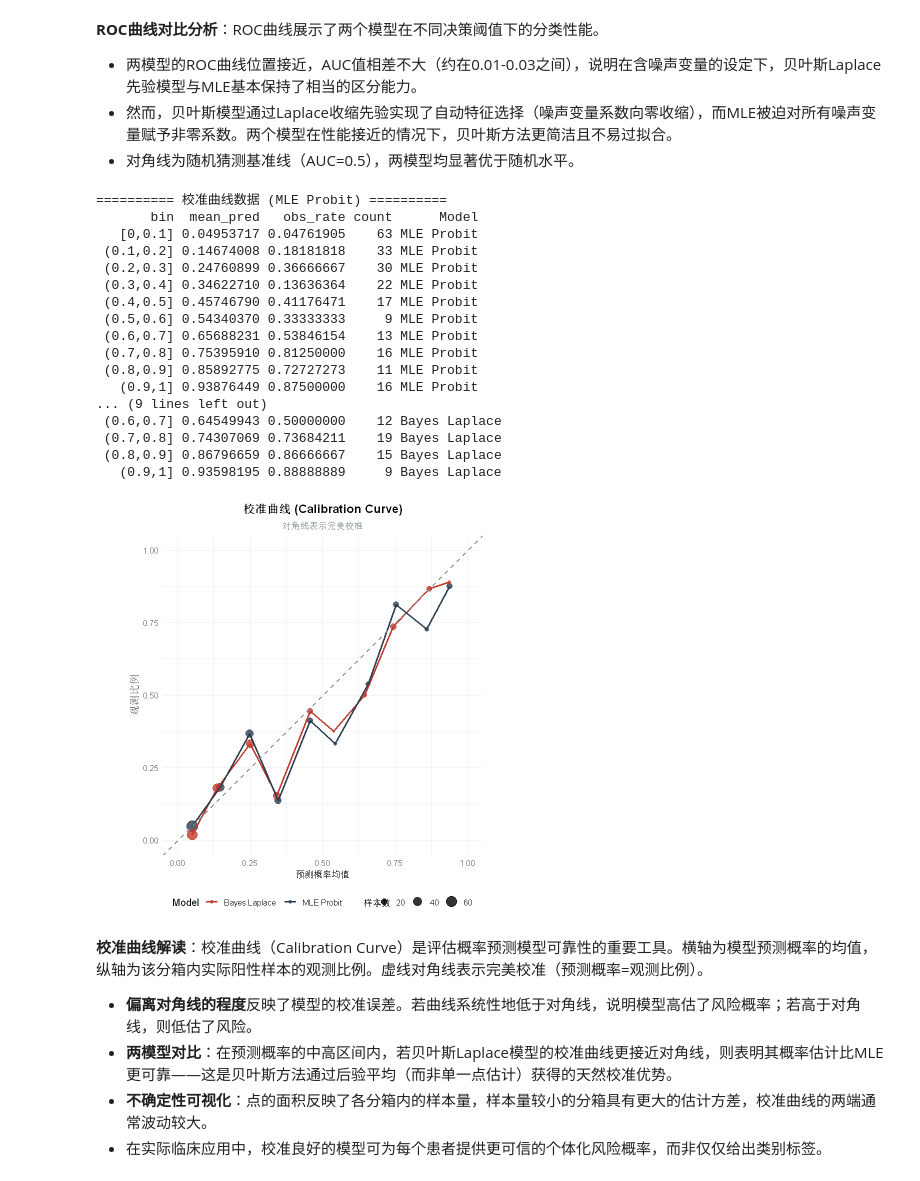
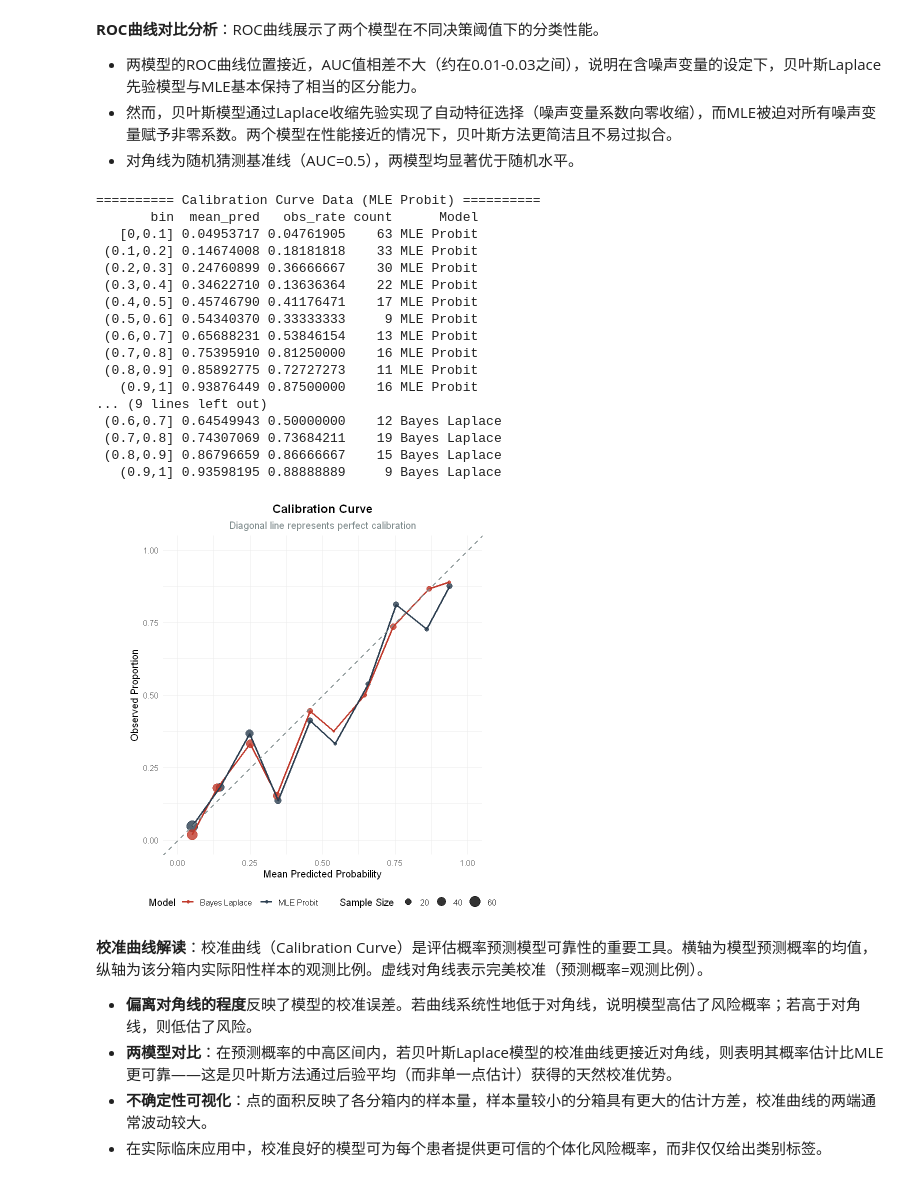
Before and after one commit to xiaozhang1215/bayesian_group_project, a Jupyter notebook: code_bayesian_group.ipynb, the cells around one changed output. Cells and saved outputs as stored; diff of their text form; code cells hidden in the pictures.

```diff
--- a/code_bayesian_group.ipynb
+++ b/code_bayesian_group.ipynb
@@ -1114,12 +1180,10 @@ print(p_roc)
 - 然而，贝叶斯模型通过Laplace收缩先验实现了自动特征选择（噪声变量系数向零收缩），而MLE被迫对所有噪声变量赋予非零系数。两个模型在性能接近的情况下，贝叶斯方法更简洁且不易过拟合。
 - 对角线为随机猜测基准线（AUC=0.5），两模型均显著优于随机水平。
 # %%
-# ============================================================
-# 3.5.3 校准曲线 (Calibration Curve)
-# ============================================================
+# Calibration curve
 library(dplyr)
 
-# 分箱计算观测比例与预测概率
+# Bin predictions and compute observed proportions
 n_bins <- 10
 
 cal_data <- function(prob, true, model_name) {
@@ -1142,47 +1206,47 @@ cal_mle_df <- cal_data(prob_mle, y_test, "MLE Probit")
 cal_bayes_df <- cal_data(y_prob_bayes, y_test, "Bayes Laplace")
 cal_plot_data <- rbind(cal_mle_df, cal_bayes_df)
 
-cat("\n========== 校准曲线数据 (MLE Probit) ==========\n")
+cat("\n========== Calibration Curve Data (MLE Probit) ==========\n")
 print(as.data.frame(cal_mle_df), row.names = FALSE)
-cat("\n========== 校准曲线数据 (Bayes Laplace) ==========\n")
+cat("\n========== Calibration Curve Data (Bayes Laplace) ==========\n")
 print(as.data.frame(cal_bayes_df), row.names = FALSE)
 
-# 绘制校准曲线
+# Plot calibration curve
 p_cal <- ggplot(cal_plot_data, aes(x = mean_pred, y = obs_rate, color = Model)) +
   geom_point(aes(size = count), alpha = 0.8) +
   geom_line(linewidth = 1.1) +
   geom_abline(intercept = 0, slope = 1, linetype = "dashed",
               color = acad_grey, linewidth = 0.7) +
   scale_color_manual(values = c("MLE Probit" = acad_blue, "Bayes Laplace" = acad_red)) +
-  scale_size_continuous(name = "样本数") +
-  labs(title = "校准曲线 (Calibration Curve)",
-       subtitle = "对角线表示完美校准",
-       x = "预测概率均值", y = "观测比例") +
+  scale_size_continuous(name = "Sample Size") +
+  labs(title = "Calibration Curve",
+       subtitle = "Diagonal line represents perfect calibration",
+       x = "Mean Predicted Probability", y = "Observed Proportion") +
   coord_equal() + xlim(0, 1) + ylim(0, 1) +
   theme_minimal(base_size = 12) +
   theme(plot.title = element_text(face = "bold", hjust = 0.5),
         plot.subtitle = element_text(hjust = 0.5, color = acad_grey),
         legend.position = "bottom")
 print(p_cal)
 # %% [output]
-========== 校准曲线数据 (MLE Probit) ==========
+========== Calibration Curve Data (MLE Probit) ==========
        bin  mean_pred   obs_rate count      Model
    [0,0.1] 0.04953717 0.04761905    63 MLE Probit
  (0.1,0.2] 0.14674008 0.18181818    33 MLE Probit
  (0.2,0.3] 0.24760899 0.36666667    30 MLE Probit
  (0.3,0.4] 0.34622710 0.13636364    22 MLE Probit
  (0.4,0.5] 0.45746790 0.41176471    17 MLE Probit
  (0.5,0.6] 0.54340370 0.33333333     9 MLE Probit
  (0.6,0.7] 0.65688231 0.53846154    13 MLE Probit
  (0.7,0.8] 0.75395910 0.81250000    16 MLE Probit
  (0.8,0.9] 0.85892775 0.72727273    11 MLE Probit
    (0.9,1] 0.93876449 0.87500000    16 MLE Probit
 ... (9 lines left out)
  (0.6,0.7] 0.64549943 0.50000000    12 Bayes Laplace
  (0.7,0.8] 0.74307069 0.73684211    19 Bayes Laplace
  (0.8,0.9] 0.86796659 0.86666667    15 Bayes Laplace
    (0.9,1] 0.93598195 0.88888889     9 Bayes Laplace
-[figure, old version]
+[figure, new version]
 # %% [markdown]
 **校准曲线解读**：校准曲线（Calibration Curve）是评估概率预测模型可靠性的重要工具。横轴为模型预测概率的均值，纵轴为该分箱内实际阳性样本的观测比例。虚线对角线表示完美校准（预测概率=观测比例）。
 
```
Also changed, not shown: parts of 34 cells of this notebook, 1 other file.
